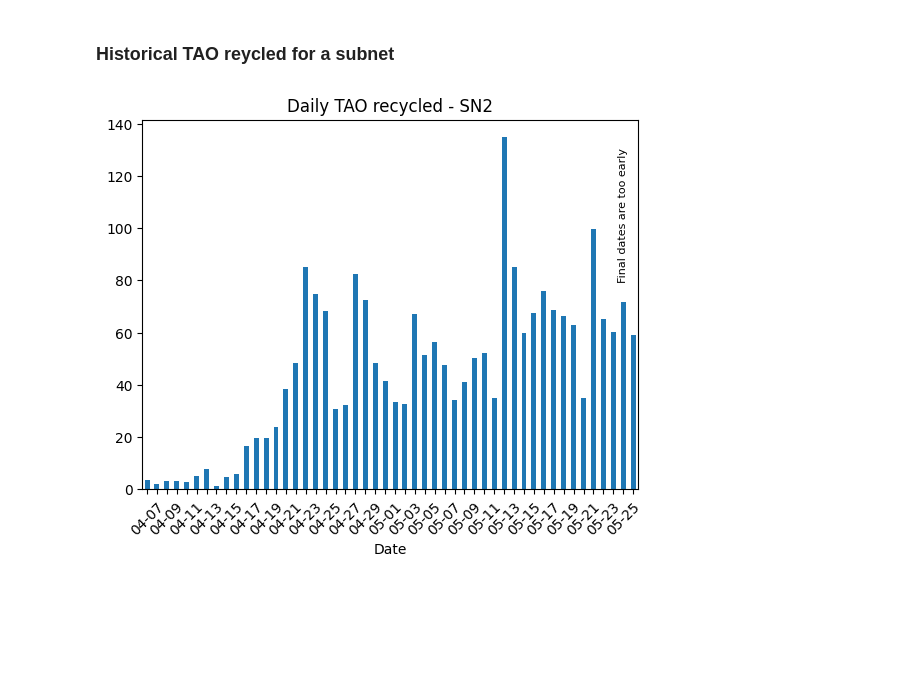
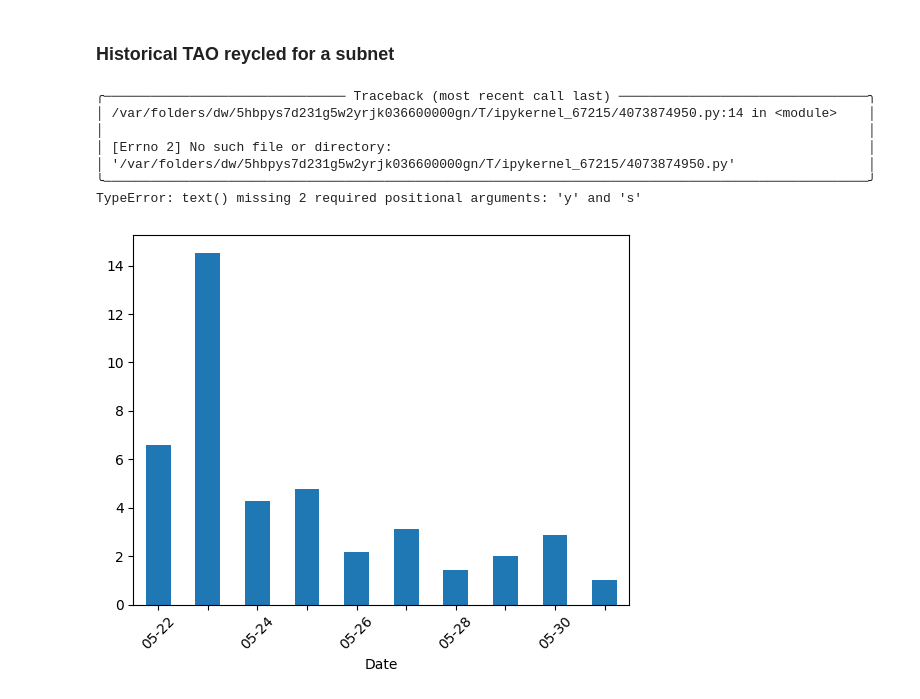
Before and after one commit to Mentat-Minds/network-analysis, a Jupyter notebook: registrations/TAO-recycled-data.ipynb, the cells around one changed output. Drawn from its saved outputs; the diff is of its cells as text; code cells hidden in the pictures; blank space fills up the shorter version.

```diff
--- a/registrations/TAO-recycled-data.ipynb
+++ b/registrations/TAO-recycled-data.ipynb
@@ -253,3 +198,18 @@ data = {
+# %%
+# taking the data from the TAORecycledbyPeriod function of the tao-reycled.ts script
+# params: new Date('2024-04-05'), 2, 2701227 , 3062120, 7200
+data = {
+  '2024-05-22': 6.59,
+  '2024-05-23': 14.54,
+  '2024-05-24': 4.28,
+  '2024-05-25': 4.78,
+  '2024-05-26': 2.16,
+  '2024-05-27': 3.13,
+  '2024-05-28': 1.44,
+  '2024-05-29': 2.02,
+  '2024-05-30': 2.89,
+  '2024-05-31': 1
+}
 # %%
 # Convert the dictionary into a pandas DataFrame
 historical_recycle = pd.DataFrame(list(data.items()), columns=['Date', 'TAO Recycled'])
@@ -265,20 +225,27 @@ historical_recycle.sort_index(inplace=True)
 # %%
 ax = historical_recycle.plot(kind='bar')
 plt.xticks(rotation=45)
 # Customize x-axis to show every other label
 xticks = ax.get_xticks()
 xticks_labels = ax.get_xticklabels()
 
 # Set the labels to empty for every other label
 for i, label in enumerate(xticks_labels):
     if i % 2 != 0:
         label.set_visible(False)
 plt.legend().remove()
 
 # Add a comment using plt.text
-plt.text(48, 80, 'Final dates are too early', fontsize=8, color='black', ha='center', rotation=90)
+plt.text('Final dates are too early', fontsize=8, color='black', ha='center', rotation=90)
 
 plt.title('Daily TAO recycled - SN2')
 plt.show()
 # %% [output]
+╭─────────────────────────────── Traceback (most recent call last) ────────────────────────────────╮
+│ /var/folders/dw/5hbpys7d231g5w2yrjk036600000gn/T/ipykernel_67215/4073874950.py:14 in <module>    │
+│                                                                                                  │
+│ [Errno 2] No such file or directory:                                                             │
+│ '/var/folders/dw/5hbpys7d231g5w2yrjk036600000gn/T/ipykernel_67215/4073874950.py'                 │
+╰──────────────────────────────────────────────────────────────────────────────────────────────────╯
+TypeError: text() missing 2 required positional arguments: 'y' and 's'
-[figure, old version]
+[figure, new version]
```
Also changed, not shown: parts of 5 cells of this notebook, 4 other files.
